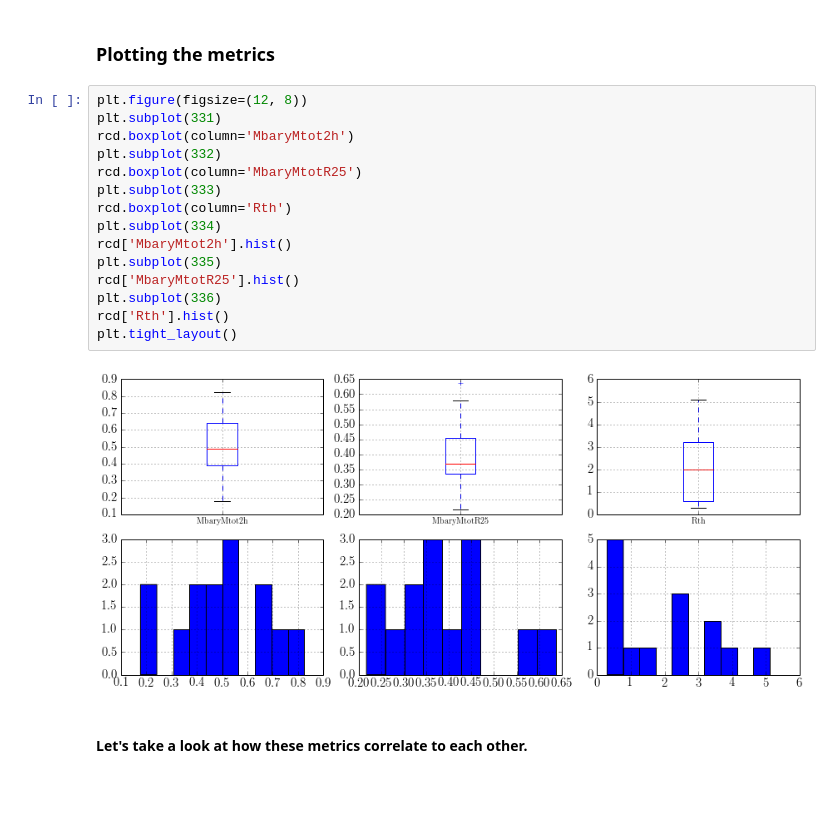
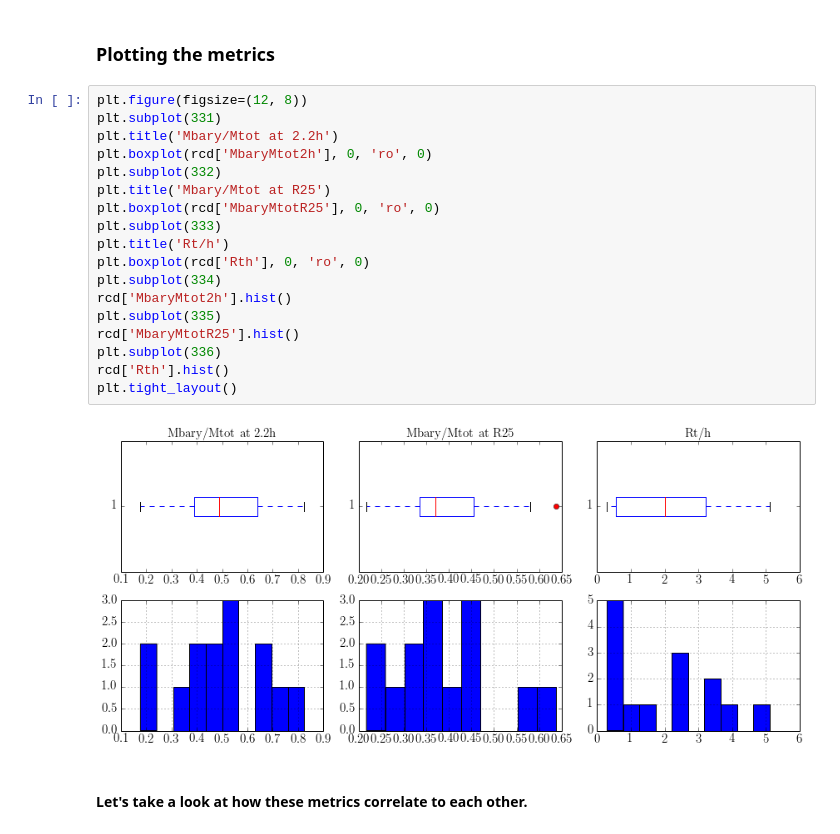
Before and after one commit to erichards/DissertationResearch, a Jupyter notebook: galaxiesEDA.ipynb, the cells around one changed output. Saved outputs shown, nothing was run; the diff lists cells and outputs as text; blank space fills up the shorter version.

```diff
--- a/galaxiesEDA.ipynb
+++ b/galaxiesEDA.ipynb
@@ -333,20 +333,23 @@ rcd = fixdf.drop(['NGC 3941'])
 # %%
 plt.figure(figsize=(12, 8))
 plt.subplot(331)
-rcd.boxplot(column='MbaryMtot2h')
+plt.title('Mbary/Mtot at 2.2h')
+plt.boxplot(rcd['MbaryMtot2h'], 0, 'ro', 0)
 plt.subplot(332)
-rcd.boxplot(column='MbaryMtotR25')
+plt.title('Mbary/Mtot at R25')
+plt.boxplot(rcd['MbaryMtotR25'], 0, 'ro', 0)
 plt.subplot(333)
-rcd.boxplot(column='Rth')
+plt.title('Rt/h')
+plt.boxplot(rcd['Rth'], 0, 'ro', 0)
 plt.subplot(334)
 rcd['MbaryMtot2h'].hist()
 plt.subplot(335)
 rcd['MbaryMtotR25'].hist()
 plt.subplot(336)
 rcd['Rth'].hist()
 plt.tight_layout()
 # %% [output]
-[figure, old version]
+[figure, new version]
 # %% [markdown]
 #### Let's take a look at how these metrics correlate to each other.
 # %%
```
Also changed, not shown: parts of 27 cells of this notebook.
